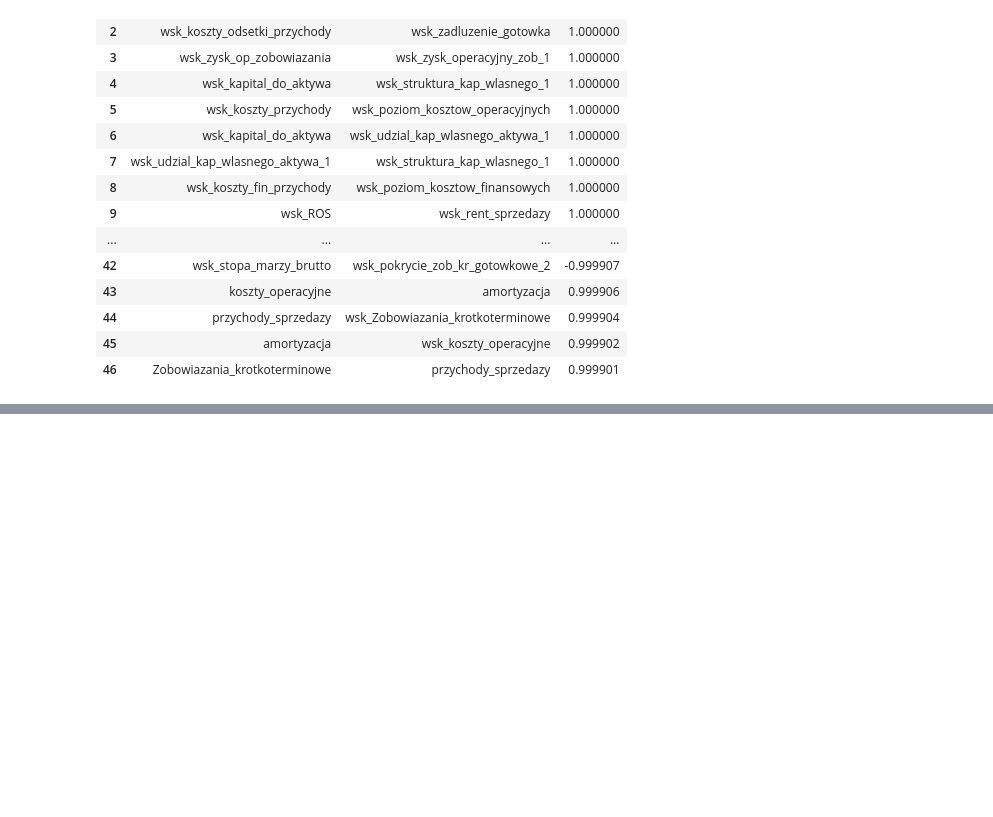
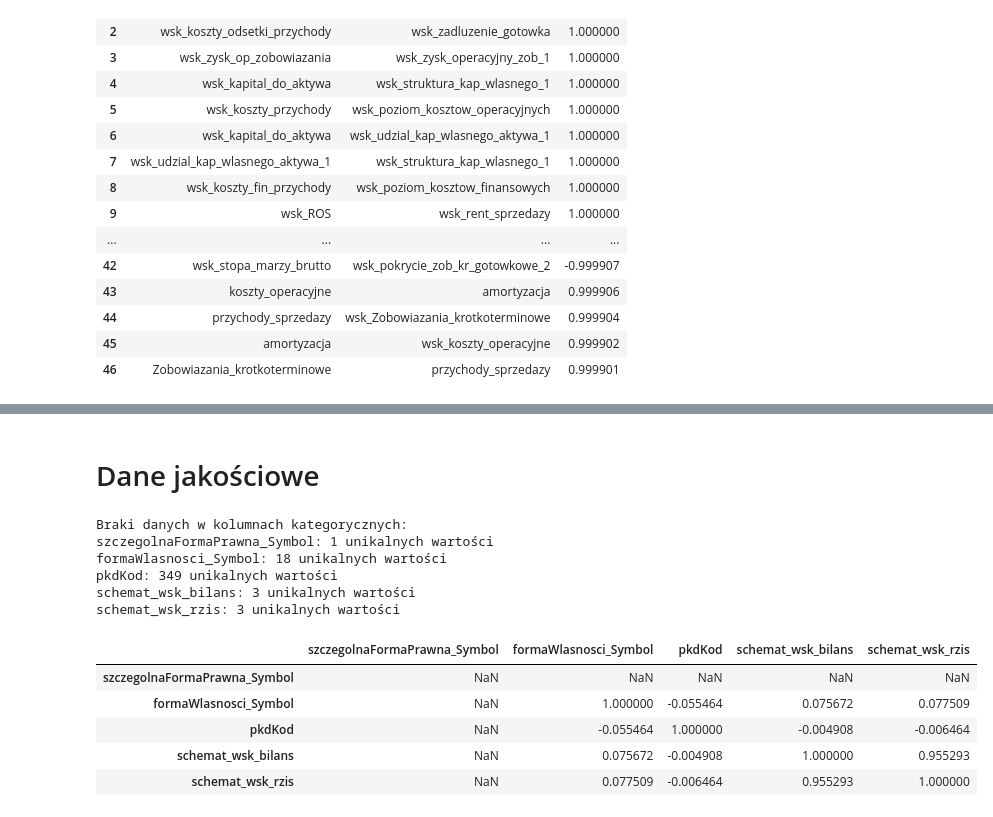
Before and after one commit to NorbertTrojan/Malysz_1, a Jupyter notebook: ekspoloracja_danych.ipynb, the cells around one changed output, grey strips where cells are left out. Drawn from its saved outputs; the diff is of its cells as text; code cells hidden in the pictures; blank space fills up the shorter version.

```diff
--- a/ekspoloracja_danych.ipynb
+++ b/ekspoloracja_danych.ipynb
@@ -253,0 +265,42 @@ Liczba wierszy oznaczonych jako outlier: 2099
+# %% [markdown]
+# Dane jakościowe
+# %%
+#wypianie kolumn kategorycznych z brakami danych i ich liczbę unikalnych wartości
+print("Braki danych w kolumnach kategorycznych:")
+for c in X_cat.columns:
+    if X_cat[c].isna().any():
+        print(f"{c}: {X_cat[c].isna().sum()/len(X_cat):.2%} braków danych")
+    print(f"{c}: {X_cat[c].nunique()} unikalnych wartości")
+# %% [output]
+Braki danych w kolumnach kategorycznych:
+szczegolnaFormaPrawna_Symbol: 1 unikalnych wartości
+formaWlasnosci_Symbol: 18 unikalnych wartości
+pkdKod: 349 unikalnych wartości
+schemat_wsk_bilans: 3 unikalnych wartości
+schemat_wsk_rzis: 3 unikalnych wartości
+# %%
+#zmiana zmiennych kategorycznych na numeryczne przy pomocy WoE z optbinning
+for col in X_cat.columns:
+    optb = OptimalBinning(
+        name=col,
+        dtype="categorical",
+        solver="cp",
+        cat_cutoff=0.01,
+        max_n_bins=4
+    )
+
+    optb.fit(X_cat[col], y_train)
+
+    X_cat[col] = optb.transform(
+        X_cat[col], metric="woe"
+    )
+# %%
+#korelacja
+X_cat.corr()
+# %% [output]
+|  | szczegolnaFormaPrawna_Symbol | formaWlasnosci_Symbol | pkdKod | schemat_wsk_bilans | schemat_wsk_rzis |
+| szczegolnaFormaPrawna_Symbol | NaN | NaN | NaN | NaN | NaN |
+| formaWlasnosci_Symbol | NaN | 1.000000 | -0.055464 | 0.075672 | 0.077509 |
+| pkdKod | NaN | -0.055464 | 1.000000 | -0.004908 | -0.006464 |
+| schemat_wsk_bilans | NaN | 0.075672 | -0.004908 | 1.000000 | 0.955293 |
+| schemat_wsk_rzis | NaN | 0.077509 | -0.006464 | 0.955293 | 1.000000 |
```
Also changed, not shown: parts of 8 cells of this notebook, 2 other files.
